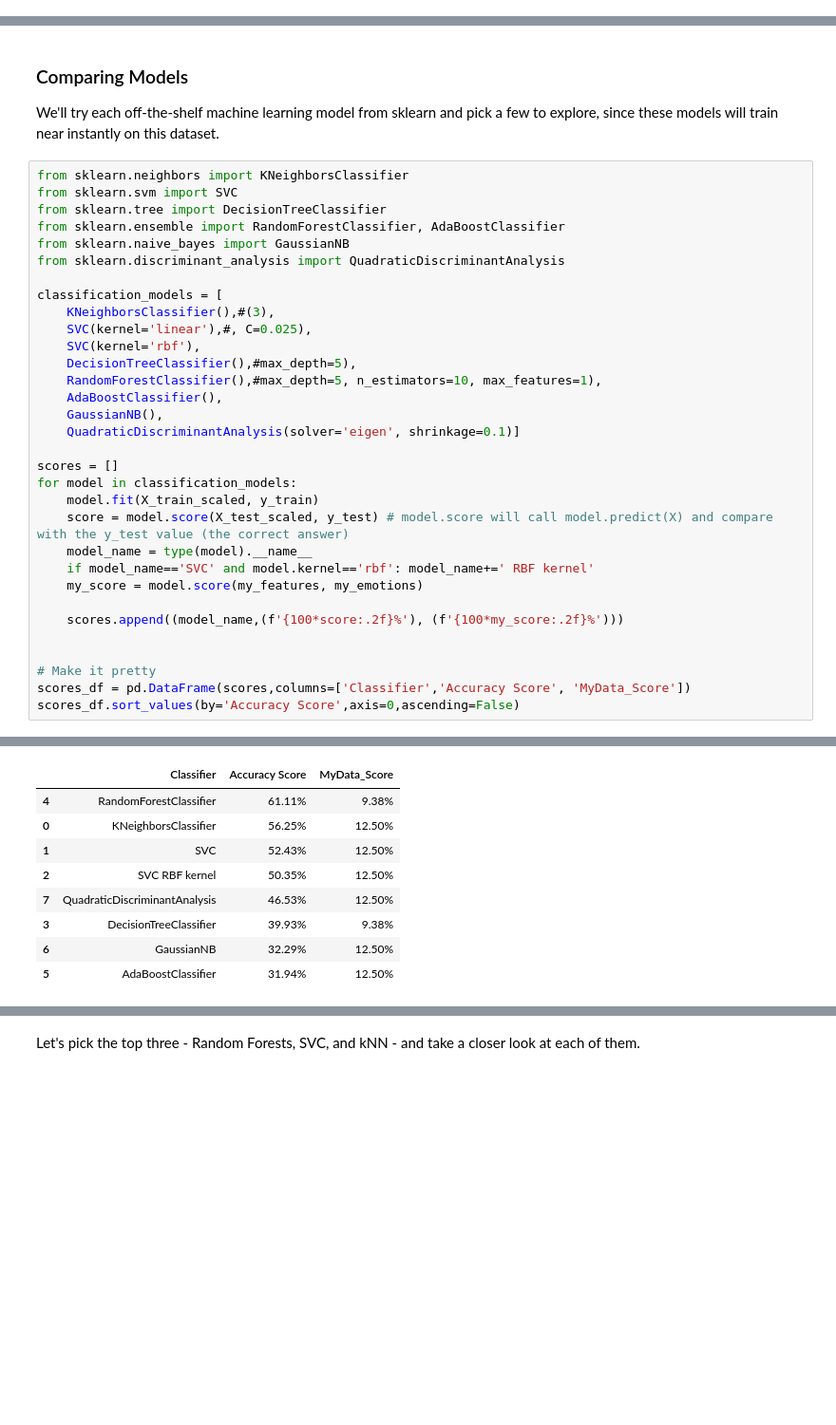
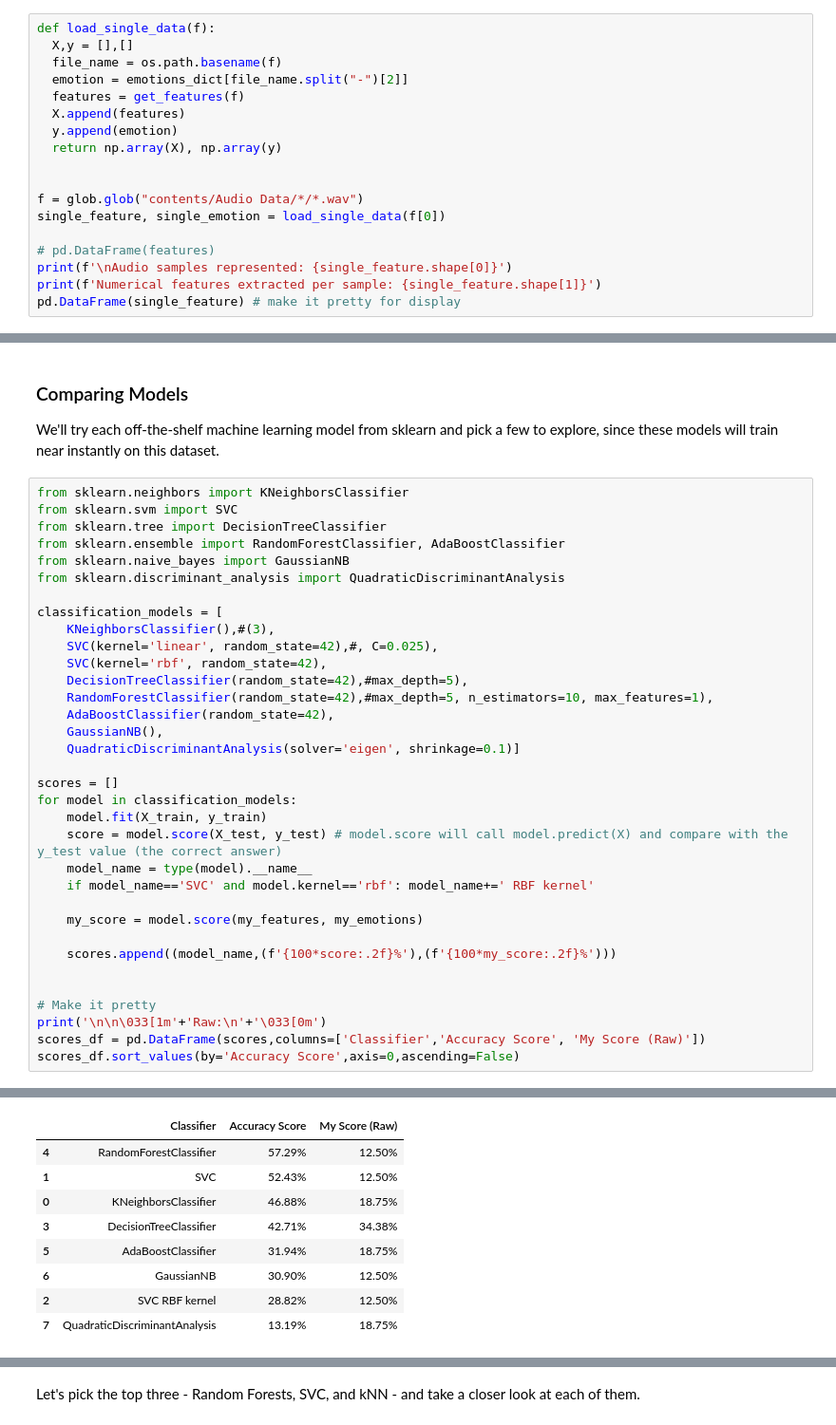
Before and after one commit to IAT-ExploringAI-2026/Week3-ClassicML, a Jupyter notebook: Week_3_MachineLearning.ipynb, the cells around one changed output, grey strips where cells are left out. Shown at 95% size. Saved outputs shown, nothing was run; the diff lists cells and outputs as text; blank space fills up the shorter version.

```diff
--- a/Week_3_MachineLearning.ipynb
+++ b/Week_3_MachineLearning.ipynb
@@ -142,3 +142,21 @@ def get_features(file):
         feature_matrix = np.hstack((chromagram, melspectrogram, mfc_coefficients))
 
         return feature_matrix
+# %%
+def load_single_data(f):
+  X,y = [],[]
+  file_name = os.path.basename(f)
+  emotion = emotions_dict[file_name.split("-")[2]]
+  features = get_features(f)
+  X.append(features)
+  y.append(emotion)
+  return np.array(X), np.array(y)
+
+
+f = glob.glob("contents/Audio Data/*/*.wav")
+single_feature, single_emotion = load_single_data(f[0])
+
+# pd.DataFrame(features)
+print(f'\nAudio samples represented: {single_feature.shape[0]}')
+print(f'Numerical features extracted per sample: {single_feature.shape[1]}')
+pd.DataFrame(single_feature) # make it pretty for display
@@ -551,26 +579,28 @@ from sklearn.discriminant_analysis import QuadraticDiscriminantAnalysis
 
 classification_models = [
     KNeighborsClassifier(),#(3),
-    SVC(kernel='linear'),#, C=0.025),
-    SVC(kernel='rbf'),
-    DecisionTreeClassifier(),#max_depth=5),
-    RandomForestClassifier(),#max_depth=5, n_estimators=10, max_features=1),
-    AdaBoostClassifier(),
+    SVC(kernel='linear', random_state=42),#, C=0.025),
+    SVC(kernel='rbf', random_state=42),
+    DecisionTreeClassifier(random_state=42),#max_depth=5),
+    RandomForestClassifier(random_state=42),#max_depth=5, n_estimators=10, max_features=1),
+    AdaBoostClassifier(random_state=42),
     GaussianNB(),
     QuadraticDiscriminantAnalysis(solver='eigen', shrinkage=0.1)]
 
 scores = []
 for model in classification_models:
-    model.fit(X_train_scaled, y_train)
-    score = model.score(X_test_scaled, y_test) # model.score will call model.predict(X) and compare with the y_test value (the correct answer)
+    model.fit(X_train, y_train)
+    score = model.score(X_test, y_test) # model.score will call model.predict(X) and compare with the y_test value (the correct answer)
     model_name = type(model).__name__
     if model_name=='SVC' and model.kernel=='rbf': model_name+=' RBF kernel'
+
     my_score = model.score(my_features, my_emotions)
 
-    scores.append((model_name,(f'{100*score:.2f}%'), (f'{100*my_score:.2f}%')))
+    scores.append((model_name,(f'{100*score:.2f}%'),(f'{100*my_score:.2f}%')))
 
 
 # Make it pretty
-scores_df = pd.DataFrame(scores,columns=['Classifier','Accuracy Score', 'MyData_Score'])
+print('\n\n\033[1m'+'Raw:\n'+'\033[0m')
+scores_df = pd.DataFrame(scores,columns=['Classifier','Accuracy Score', 'My Score (Raw)'])
 scores_df.sort_values(by='Accuracy Score',axis=0,ascending=False)
 # %% [output]
@@ -577,9 +608,9 @@ scores_df.sort_values(by='Accuracy Score',axis=0,ascending=False)
-|  | Classifier | Accuracy Score | MyData_Score |
-| 4 | RandomForestClassifier | 61.11% | 9.38% |
-| 0 | KNeighborsClassifier | 56.25% | 12.50% |
+|  | Classifier | Accuracy Score | My Score (Raw) |
+| 4 | RandomForestClassifier | 57.29% | 12.50% |
 | 1 | SVC | 52.43% | 12.50% |
-| 2 | SVC RBF kernel | 50.35% | 12.50% |
-| 7 | QuadraticDiscriminantAnalysis | 46.53% | 12.50% |
-| 3 | DecisionTreeClassifier | 39.93% | 9.38% |
-| 6 | GaussianNB | 32.29% | 12.50% |
-| 5 | AdaBoostClassifier | 31.94% | 12.50% |
+| 0 | KNeighborsClassifier | 46.88% | 18.75% |
+| 3 | DecisionTreeClassifier | 42.71% | 34.38% |
+| 5 | AdaBoostClassifier | 31.94% | 18.75% |
+| 6 | GaussianNB | 30.90% | 12.50% |
+| 2 | SVC RBF kernel | 28.82% | 12.50% |
+| 7 | QuadraticDiscriminantAnalysis | 13.19% | 18.75% |
```
Also changed, not shown: parts of 26 cells of this notebook.
